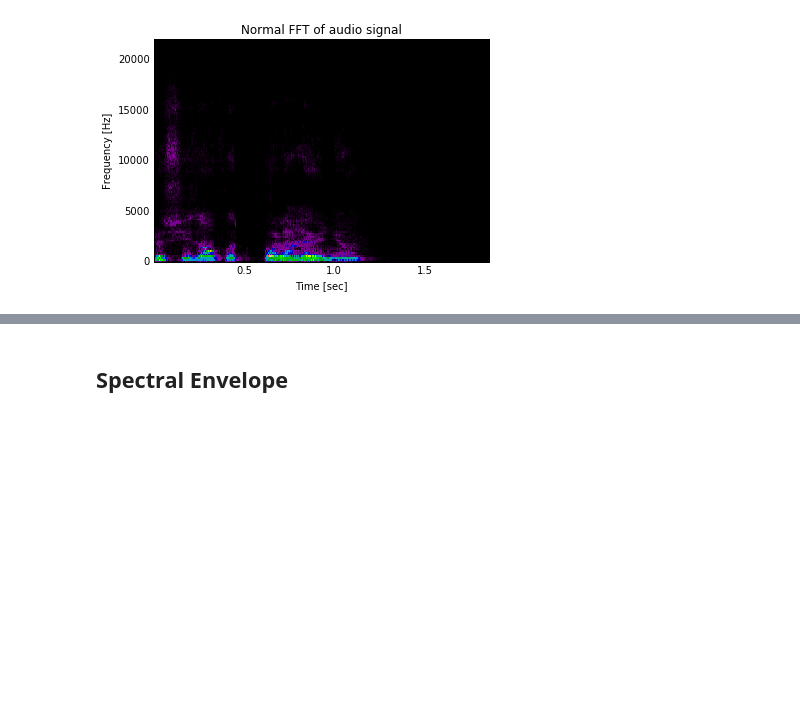
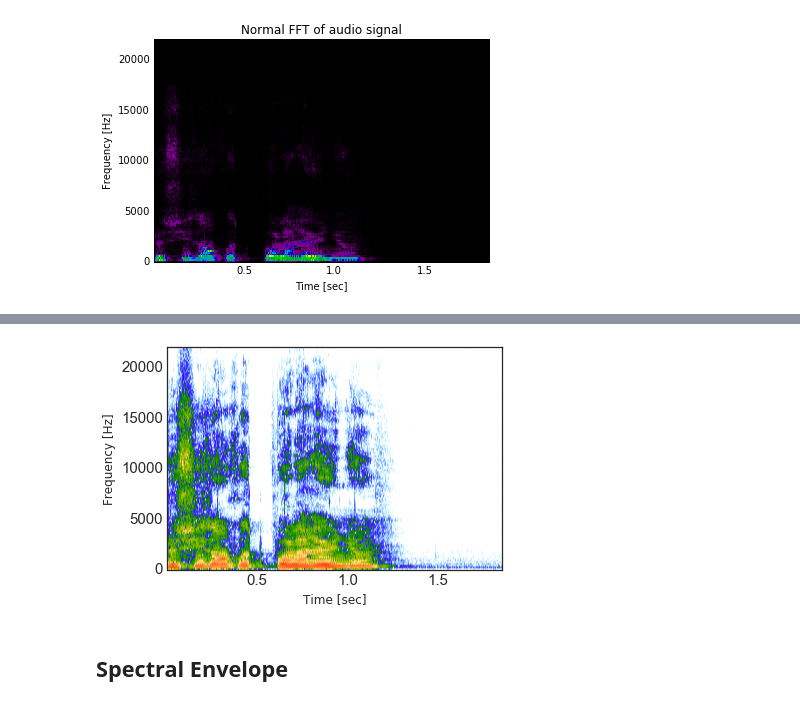
Before and after one commit to Pablo-Arias/STIM, a Jupyter notebook: notebook_examples/audio_analysis.ipynb, the cells around one changed output, grey strips where cells are left out. Cells and saved outputs as stored; diff of their text form; code cells hidden in the pictures; blank space fills up the shorter version.

```diff
--- a/notebook_examples/audio_analysis.ipynb
+++ b/notebook_examples/audio_analysis.ipynb
@@ -102,3 +123,9 @@ plot_spectrogram(file_name, window_size = 256, noise = 0.00001)
+# %%
+#with another matplotlib interpolation
+#the noise parameter acts as a gate putting everything below in white
+plot_spectrogram(file_name, window_size = 256, noise = 0.00001, interpolation="gaussian")
+# %% [output]
+[figure, added]
 # %% [markdown]
 ## Spectral Envelope
 # %%
```
Also changed, not shown: parts of 8 cells of this notebook, 1 other file.
